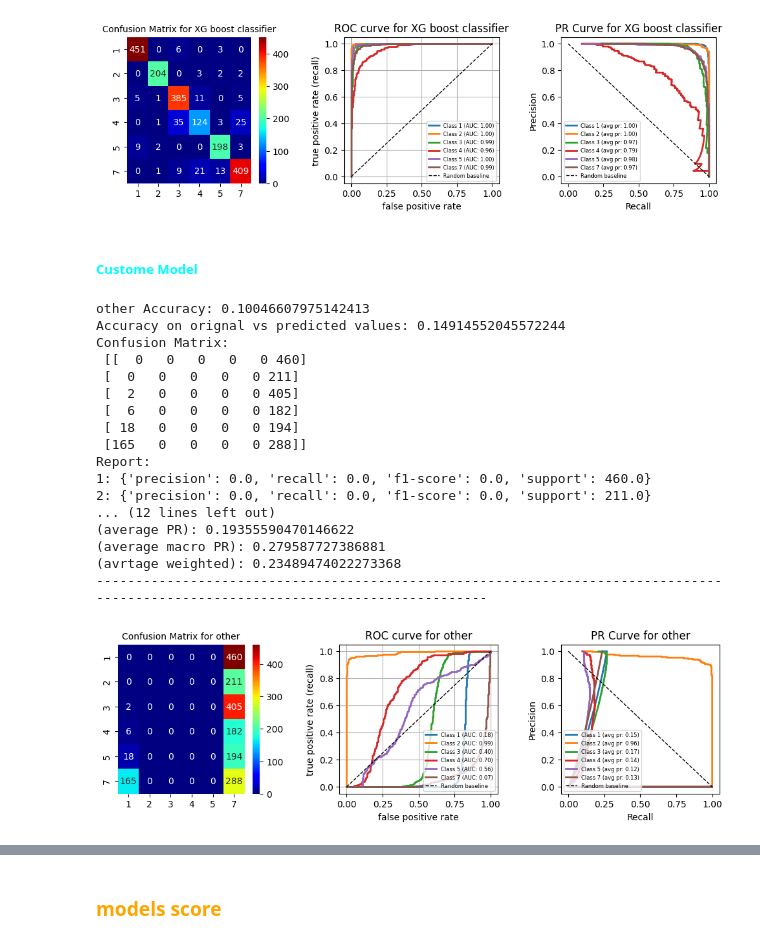
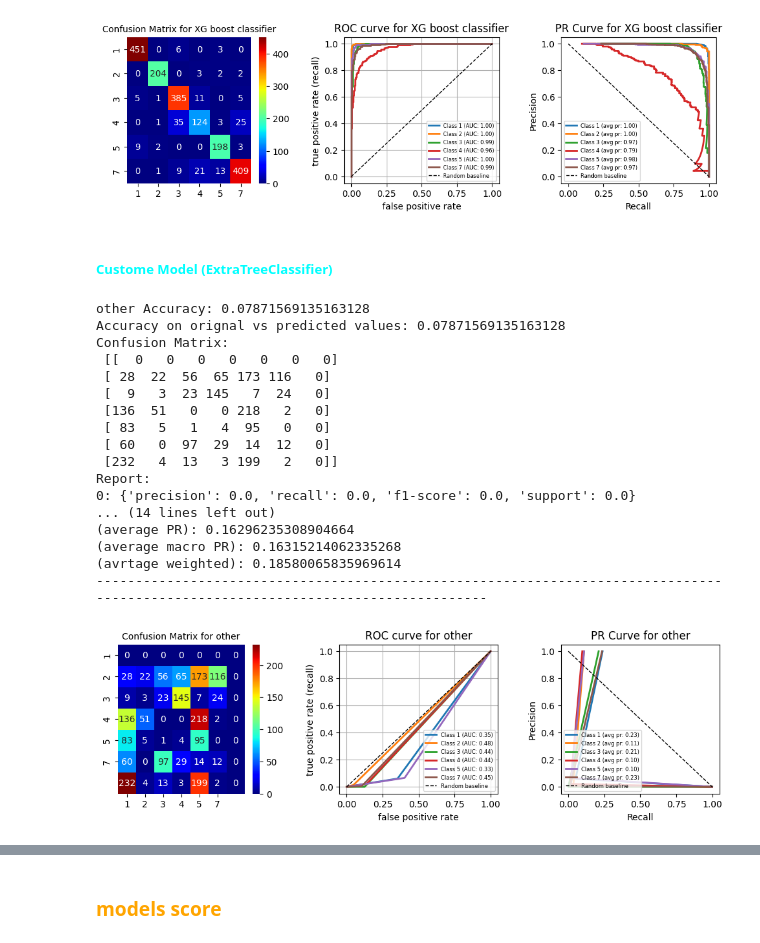
Before and after one commit to shashank-adsule/DA_Assignment_7, a Jupyter notebook: assesment 7.ipynb, the cells around one changed output, grey strips where cells are left out. Cells and saved outputs as stored; diff of their text form; code cells hidden in the pictures.

```diff
--- a/assesment 7.ipynb
+++ b/assesment 7.ipynb
@@ -1258,30 +1258,20 @@ Report:
 ----------------------------------------------------------------------------------------------------------------------------------
 [figure]
 # %% [markdown]
-<h5 style="color:cyan">Custome Model</h5>
+<h5 style="color:cyan">Custome Model (ExtraTreeClassifier)</h5>
 # %%
-model= MLPClassifier(
-    hidden_layer_sizes=(1),
-    activation="logistic",
-    solver="lbfgs",
-    learning_rate_init=1.0,
-    max_iter=1,
-    random_state=42
-)
-
+model=ExtraTreeClassifier(random_state=42)
 model_name="other"
+# x_traint=x_train*-1
 
 y_test_bin=label_binarize(y_test,classes=classes_name)
 
-encoder=LabelEncoder()
-y_train_encoded=encoder.fit_transform(y_train)
-
-model.fit(x_train,y_train_encoded)
+model.fit(-x_train,y_train_encoded)
 # decoded
 y_pred=model.predict(x_test)
-y_pred=encoder.inverse_transform(y_pred)
 # probability
 y_prob=model.predict_proba(x_test)
+
 
 # model evaluation score
 print(f"\u001b[33m{model_name} Accuracy: \u001b[0m{model.score(x_test,y_test)}")
@@ -1293,7 +1283,6 @@ for k,v in classification_report(y_test,y_pred,output_dict=True).items():
 
     if k in ['1','2','3','4','5','6','7']:
         model_scores[model_name]["scores"][k]=v
-
 
 roc_auc_ovr_micro=roc_auc_score(y_test_bin,y_prob,multi_class="ovr",average="micro")
 roc_auc_ovr_macro=roc_auc_score(y_test_bin,y_prob,multi_class="ovr",average="macro")
@@ -1367,45 +1356,46 @@ for i in range(len(classes_name)):
 
 
 plt.plot([0, 1], [1, 0], 'k--', lw=1, label="Random baseline")
 plt.xlabel("Recall")
 plt.ylabel("Precision")
 plt.title(f"PR Curve for {model_name}")
 plt.legend(loc="lower left",fontsize=6)
 
 # # PR curve (combined into one)
 precision_macro, recall_macro, _ = precision_recall_curve(
     y_test_bin.ravel(), y_prob.ravel()
 )
 avg_pr_macro = average_precision_score(y_test_bin, y_prob, average="macro")
 
 model_scores[model_name]["PRC"]=[recall_macro,precision_macro,avg_pr_macro]
+# x_train*=-1
 
 
 # plt.figure(figsize=(7, 6))
 # plt.plot(recall_macro, precision_macro, color='black', lw=2,
 #          label=f"Macro-average PRC (AP = {avg_pr_macro:.2f})")
 # plt.xlabel("Recall")
 # plt.ylabel("Precision")
 # plt.title("Macro-average Precision–Recall Curve")
 # plt.legend(loc="lower left")
 
 plt.savefig(f"./assests/{model_name}_eval.png")
 # %% [output]
-other Accuracy: 0.10046607975142413
-Accuracy on orignal vs predicted values: 0.14914552045572244
+other Accuracy: 0.07871569135163128
+Accuracy on orignal vs predicted values: 0.07871569135163128
 Confusion Matrix:
- [[  0   0   0   0   0 460]
- [  0   0   0   0   0 211]
- [  2   0   0   0   0 405]
- [  6   0   0   0   0 182]
- [ 18   0   0   0   0 194]
- [165   0   0   0   0 288]]
+ [[  0   0   0   0   0   0   0]
+ [ 28  22  56  65 173 116   0]
+ [  9   3  23 145   7  24   0]
+ [136  51   0   0 218   2   0]
+ [ 83   5   1   4  95   0   0]
+ [ 60   0  97  29  14  12   0]
+ [232   4  13   3 199   2   0]]
 Report:
-1: {'precision': 0.0, 'recall': 0.0, 'f1-score': 0.0, 'support': 460.0}
-2: {'precision': 0.0, 'recall': 0.0, 'f1-score': 0.0, 'support': 211.0}
-... (12 lines left out)
-(average PR): 0.19355590470146622
-(average macro PR): 0.279587727386881
-(avrtage weighted): 0.23489474022273368
+0: {'precision': 0.0, 'recall': 0.0, 'f1-score': 0.0, 'support': 0.0}
+... (14 lines left out)
+(average PR): 0.16296235308904664
+(average macro PR): 0.16315214062335268
+(avrtage weighted): 0.18580065835969614
 ----------------------------------------------------------------------------------------------------------------------------------
-[figure, old version]
+[figure, new version]
```
Also changed, not shown: parts of 11 cells of this notebook.
